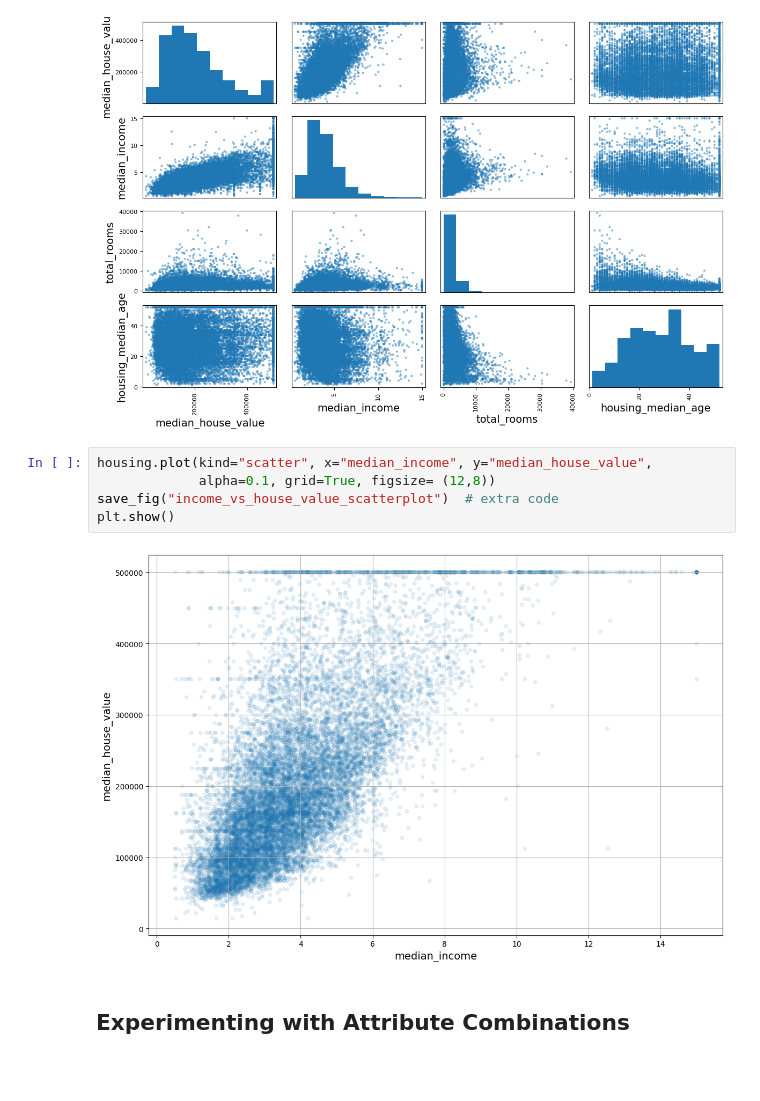
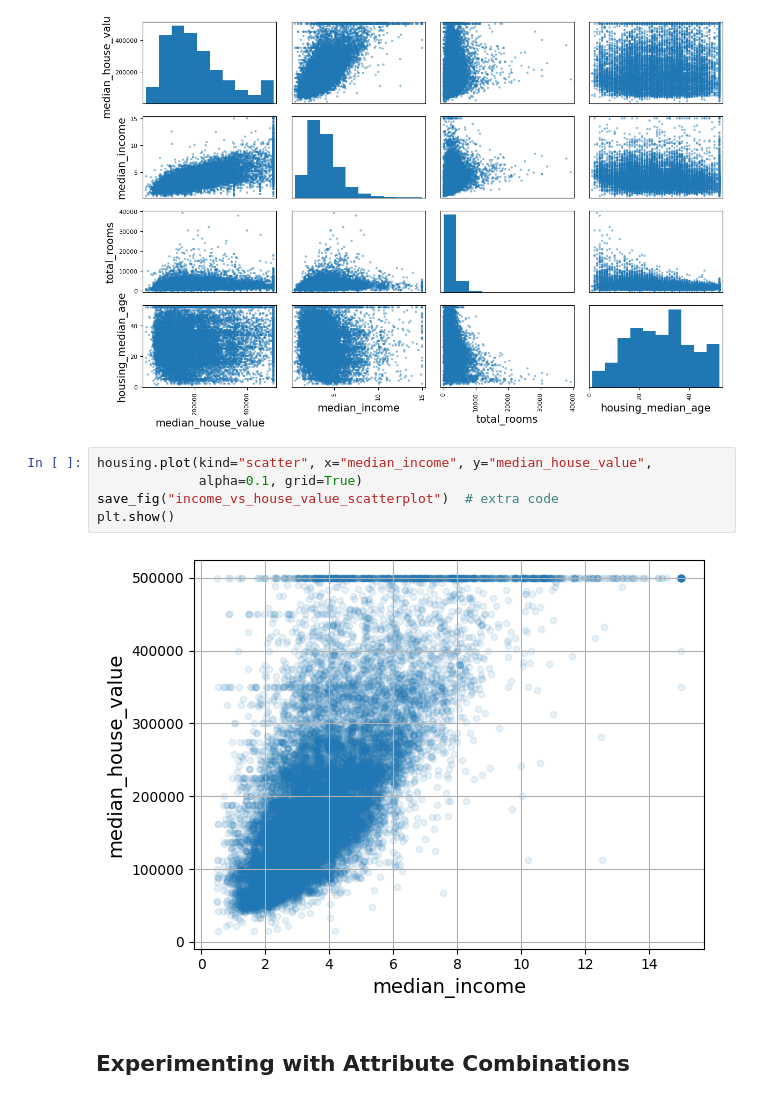
Before and after one commit to Manojcs47/Hands-On-Machine-Learning, a Jupyter notebook: 02_end_to_end_machine_learning_project.ipynb, the cells around one changed output. Saved outputs shown, nothing was run; the diff lists cells and outputs as text; blank space fills up the shorter version.

```diff
--- a/02_end_to_end_machine_learning_project.ipynb
+++ b/02_end_to_end_machine_learning_project.ipynb
@@ -403,11 +373,11 @@ plt.show()
 [figure]
 # %%
 housing.plot(kind="scatter", x="median_income", y="median_house_value",
-             alpha=0.1, grid=True, figsize= (12,8))
+             alpha=0.1, grid=True)
 save_fig("income_vs_house_value_scatterplot")  # extra code
 plt.show()
 # %% [output]
-[figure, old version]
+[figure, new version]
 # %% [markdown]
 ## Experimenting with Attribute Combinations
 # %%
```
Also changed, not shown: parts of 30 cells of this notebook.
